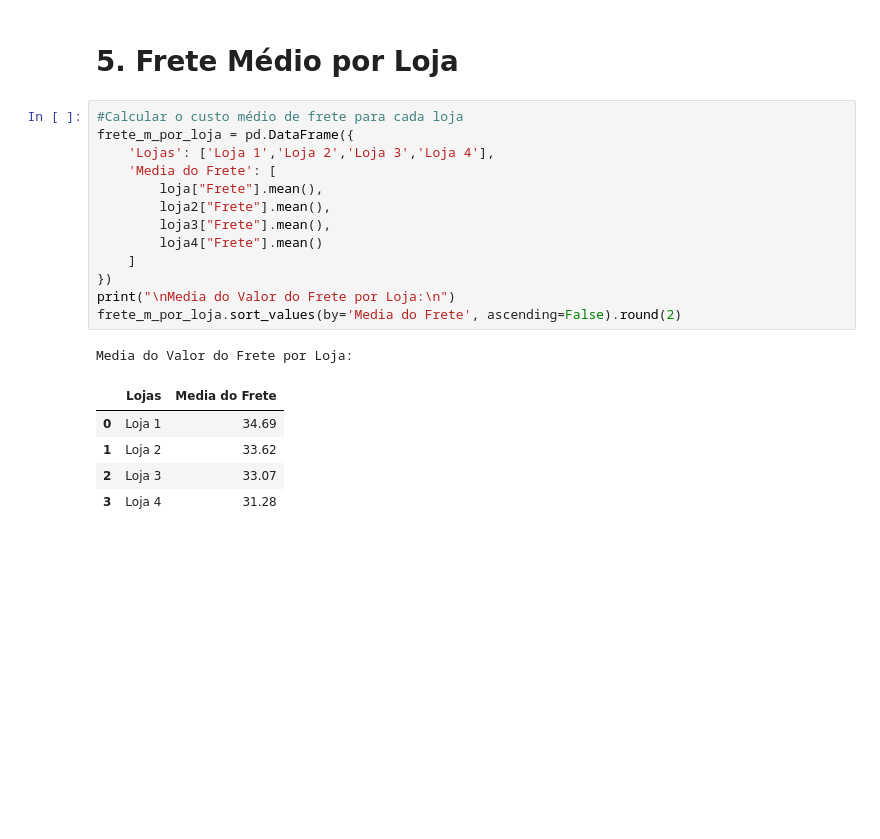
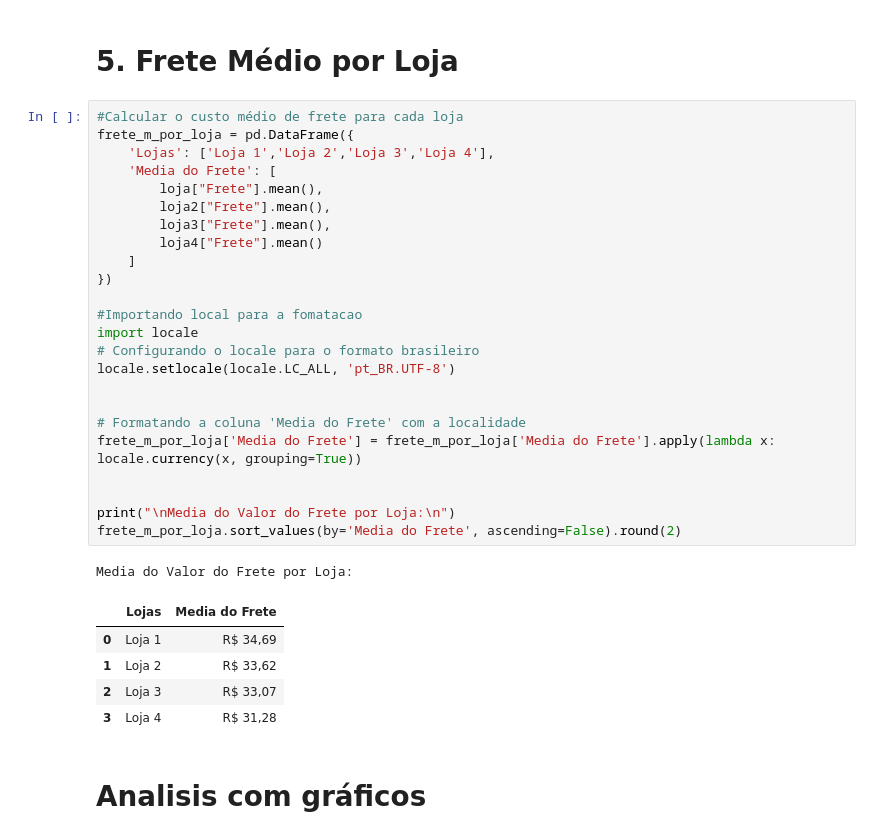
Before and after one commit to ygor-github/challenge-alura-store, a Jupyter notebook: AluraStoreBr.ipynb, the cells around one changed output. Drawn from its saved outputs; the diff is of its cells as text; blank space fills up the shorter version.

```diff
--- a/AluraStoreBr.ipynb
+++ b/AluraStoreBr.ipynb
@@ -162,20 +178,33 @@ display(menos_vendidos_juntas)
 # %%
 #Calcular o custo médio de frete para cada loja
 frete_m_por_loja = pd.DataFrame({
     'Lojas': ['Loja 1','Loja 2','Loja 3','Loja 4'],
     'Media do Frete': [
         loja["Frete"].mean(),
         loja2["Frete"].mean(),
         loja3["Frete"].mean(),
         loja4["Frete"].mean()
     ]
 })
+
+#Importando local para a fomatacao
+import locale
+# Configurando o locale para o formato brasileiro
+locale.setlocale(locale.LC_ALL, 'pt_BR.UTF-8')
+
+
+# Formatando a coluna 'Media do Frete' com a localidade
+frete_m_por_loja['Media do Frete'] = frete_m_por_loja['Media do Frete'].apply(lambda x: locale.currency(x, grouping=True))
+
+
 print("\nMedia do Valor do Frete por Loja:\n")
 frete_m_por_loja.sort_values(by='Media do Frete', ascending=False).round(2)
 # %% [output]
 Media do Valor do Frete por Loja:
 |  | Lojas | Media do Frete |
-| 0 | Loja 1 | 34.69 |
-| 1 | Loja 2 | 33.62 |
-| 2 | Loja 3 | 33.07 |
-| 3 | Loja 4 | 31.28 |
+| 0 | Loja 1 | R$ 34,69 |
+| 1 | Loja 2 | R$ 33,62 |
+| 2 | Loja 3 | R$ 33,07 |
+| 3 | Loja 4 | R$ 31,28 |
+# %% [markdown]
+# Analisis com gráficos
```
Also changed, not shown: parts of 8 cells of this notebook.
